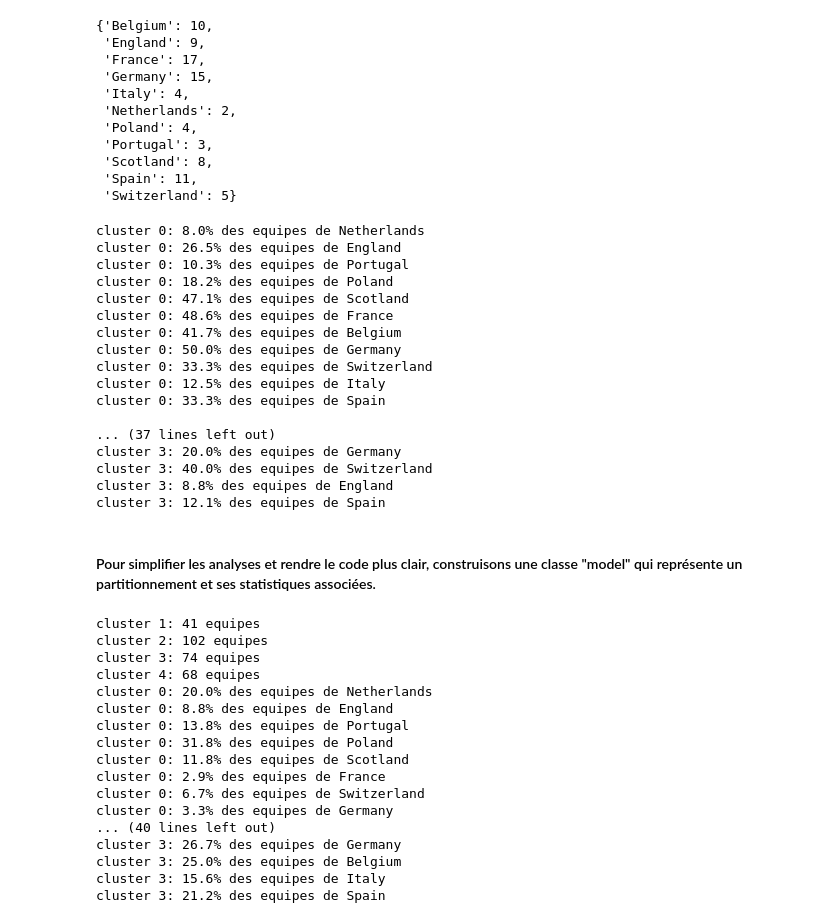
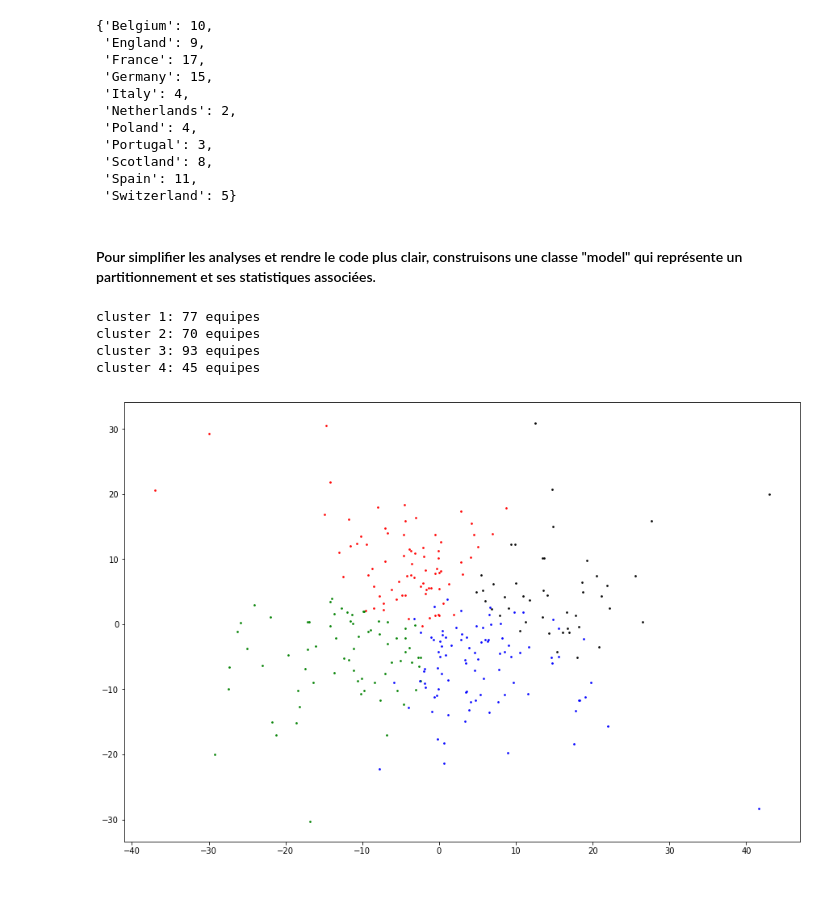
Before and after one commit to chubby47/kaggle_soccer, a Jupyter notebook: problematique_1.ipynb, the cells around one changed output. Drawn from its saved outputs; the diff is of its cells as text; code cells hidden in the pictures; blank space fills up the shorter version.

```diff
--- a/problematique_1.ipynb
+++ b/problematique_1.ipynb
@@ -305,30 +305,6 @@ stats[0]["countries"]
  'Scotland': 8,
  'Spain': 11,
  'Switzerland': 5}
-# %%
-for i in clusters:
-    for pays in stats[i]["countries"]:
-        percentage = round(100.0*stats[i]["countries"][pays] / nbEquipes[pays], 1)
-        print("cluster "+str(i)+": "+str(percentage)+"% des equipes de "+pays)
-    print("\n\n")
-# %% [output]
-cluster 0: 8.0% des equipes de Netherlands
-cluster 0: 26.5% des equipes de England
-cluster 0: 10.3% des equipes de Portugal
-cluster 0: 18.2% des equipes de Poland
-cluster 0: 47.1% des equipes de Scotland
-cluster 0: 48.6% des equipes de France
-cluster 0: 41.7% des equipes de Belgium
-cluster 0: 50.0% des equipes de Germany
-cluster 0: 33.3% des equipes de Switzerland
-cluster 0: 12.5% des equipes de Italy
-cluster 0: 33.3% des equipes de Spain
-
-... (37 lines left out)
-cluster 3: 20.0% des equipes de Germany
-cluster 3: 40.0% des equipes de Switzerland
-cluster 3: 8.8% des equipes de England
-cluster 3: 12.1% des equipes de Spain
 # %% [markdown]
 #### Pour simplifier les analyses et rendre le code plus clair, construisons une classe "model" qui représente un partitionnement et ses statistiques associées.
 # %%
@@ -340,6 +316,22 @@ class Model:
         self.attributes = attributes
         self.normalize = normalize
 
+    def visualiser_clusters(self):
+        plt.figure(figsize=(15,10))
+        pca = PCA(n_components=2).fit(self.dataframe)
+        colors = ['red','green','blue', 'black', 'grey', 'yellow', 'pink']
+
+        for i in range(self.nbclusters):
+            clus = self.clusters[i].drop(self.clusters[i].columns[0], axis=1)
+            pca_2d = pca.transform(clus)
+            x = []
+            y = []
+            for row in pca_2d:
+                x.append(row[0])
+                y.append(row[1])
+            plt.scatter(x, y, c=colors[i], s=3, alpha=0.9)
+
+        plt.show()
 
     def process(self, epsilon=0.0005, nbiterations=1000, verbose=True):
 
@@ -424,26 +416,14 @@ teams = teams.drop(teams.columns[0], axis=1)
 # %%
 attributes = ["buildUpPlayDribbling", "buildUpPlayPassing", "defencePressure", "defenceTeamWidth",
               "defenceAggression", "buildUpPlaySpeed", "chanceCreationCrossing", "chanceCreationShooting",
               "chanceCreationPassing", "buildUpPlayPassing"]
 
 model1 = Model(teams, 4, attributes, normalize=True)
 model1.process()
-model1.country_repartition()
+model1.visualiser_clusters()
 # %% [output]
-cluster 1: 41 equipes
-cluster 2: 102 equipes
-cluster 3: 74 equipes
-cluster 4: 68 equipes
-cluster 0: 20.0% des equipes de Netherlands
-cluster 0: 8.8% des equipes de England
-cluster 0: 13.8% des equipes de Portugal
-cluster 0: 31.8% des equipes de Poland
-cluster 0: 11.8% des equipes de Scotland
-cluster 0: 2.9% des equipes de France
-cluster 0: 6.7% des equipes de Switzerland
-cluster 0: 3.3% des equipes de Germany
-... (40 lines left out)
-cluster 3: 26.7% des equipes de Germany
-cluster 3: 25.0% des equipes de Belgium
-cluster 3: 15.6% des equipes de Italy
-cluster 3: 21.2% des equipes de Spain
+cluster 1: 77 equipes
+cluster 2: 70 equipes
+cluster 3: 93 equipes
+cluster 4: 45 equipes
+[figure, added]
```
Also changed, not shown: parts of 1 cell of this notebook.
